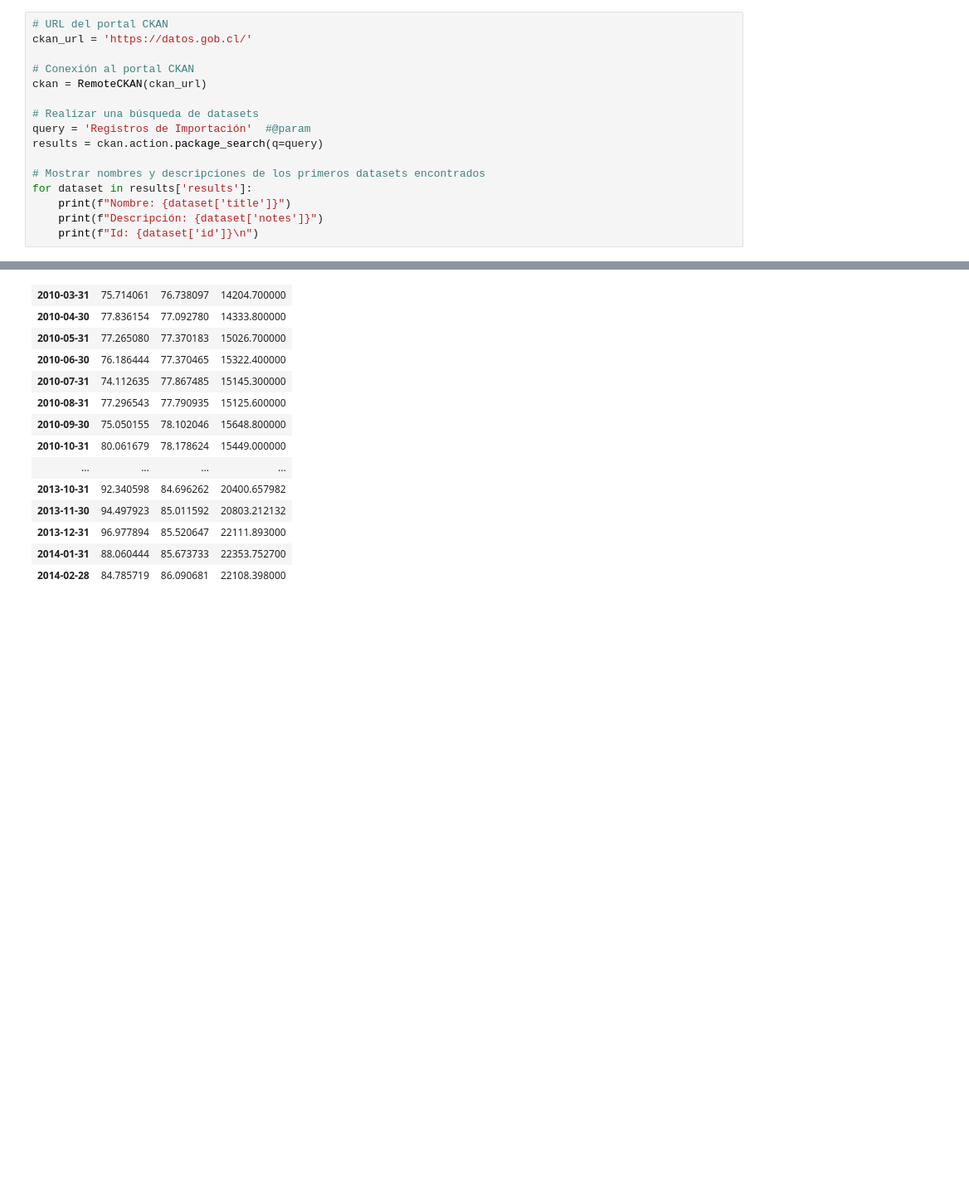
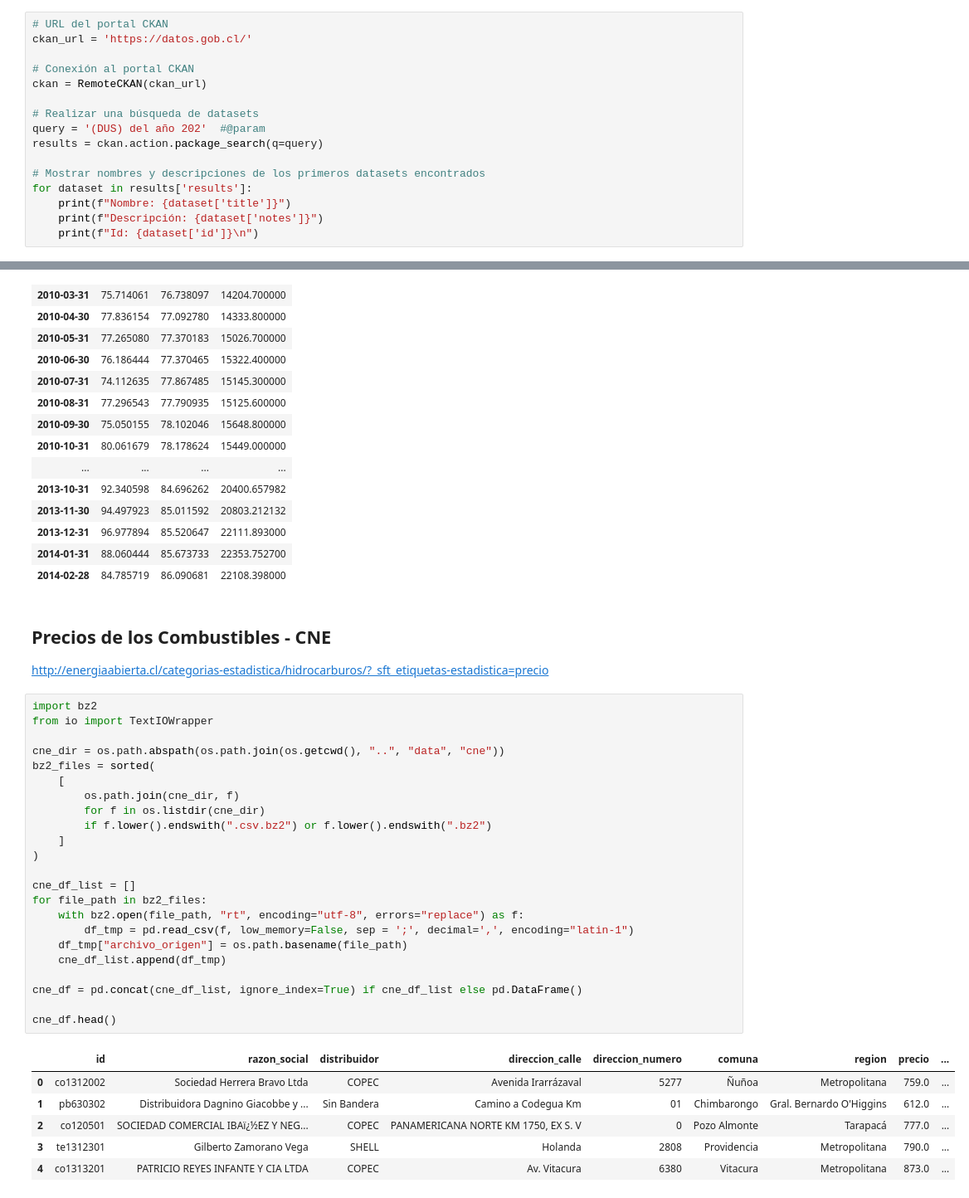
Before and after one commit to oceballos/AnalisisLogisitca, a Jupyter notebook: src/ExtraccionDataSoloAduanasYCentral.ipynb, the cells around one changed output, grey strips where cells are left out. Shown at 83% size. Drawn from its saved outputs; the diff is of its cells as text; blank space fills up the shorter version.

```diff
--- a/src/ExtraccionDataSoloAduanasYCentral.ipynb
+++ b/src/ExtraccionDataSoloAduanasYCentral.ipynb
@@ -49,7 +46,7 @@ ckan_url = 'https://datos.gob.cl/'
 ckan = RemoteCKAN(ckan_url)
 
 # Realizar una búsqueda de datasets
-query = 'Registros de Importación'  #@param
+query = '(DUS) del año 202'  #@param
 results = ckan.action.package_search(q=query)
 
 # Mostrar nombres y descripciones de los primeros datasets encontrados
@@ -221,3 +245,36 @@ series_bc.head(50)
 | 2013-12-31 | 96.977894 | 85.520647 | 22111.893000 |
 | 2014-01-31 | 88.060444 | 85.673733 | 22353.752700 |
 | 2014-02-28 | 84.785719 | 86.090681 | 22108.398000 |
+# %% [markdown]
+## Precios de los Combustibles - CNE
+http://energiaabierta.cl/categorias-estadistica/hidrocarburos/?_sft_etiquetas-estadistica=precio
+# %%
+import bz2
+from io import TextIOWrapper
+
+cne_dir = os.path.abspath(os.path.join(os.getcwd(), "..", "data", "cne"))
+bz2_files = sorted(
+    [
+        os.path.join(cne_dir, f)
+        for f in os.listdir(cne_dir)
+        if f.lower().endswith(".csv.bz2") or f.lower().endswith(".bz2")
+    ]
+)
+
+cne_df_list = []
+for file_path in bz2_files:
+    with bz2.open(file_path, "rt", encoding="utf-8", errors="replace") as f:
+        df_tmp = pd.read_csv(f, low_memory=False, sep = ';', decimal=',', encoding="latin-1")
+    df_tmp["archivo_origen"] = os.path.basename(file_path)
+    cne_df_list.append(df_tmp)
+
+cne_df = pd.concat(cne_df_list, ignore_index=True) if cne_df_list else pd.DataFrame()
+
+cne_df.head()
+# %% [output]
+|  | id | razon_social | distribuidor | direccion_calle | direccion_numero | comuna | region | precio | ... |
+| 0 | co1312002 | Sociedad Herrera Bravo Ltda | COPEC | Avenida Irarrázaval | 5277 | Ñuñoa | Metropolitana | 759.0 | ... |
+| 1 | pb630302 | Distribuidora Dagnino Giacobbe y ... | Sin Bandera | Camino a Codegua Km | 01 | Chimbarongo | Gral. Bernardo O'Higgins | 612.0 | ... |
+| 2 | co120501 | SOCIEDAD COMERCIAL IBAï¿½EZ Y NEG... | COPEC | PANAMERICANA NORTE KM 1750, EX S. V | 0 | Pozo Almonte | Tarapacá | 777.0 | ... |
+| 3 | te1312301 | Gilberto Zamorano Vega | SHELL | Holanda | 2808 | Providencia | Metropolitana | 790.0 | ... |
+| 4 | co1313201 | PATRICIO REYES INFANTE Y CIA LTDA | COPEC | Av. Vitacura | 6380 | Vitacura | Metropolitana | 873.0 | ... |
```
Also changed, not shown: parts of 12 cells of this notebook, 1 other file.
